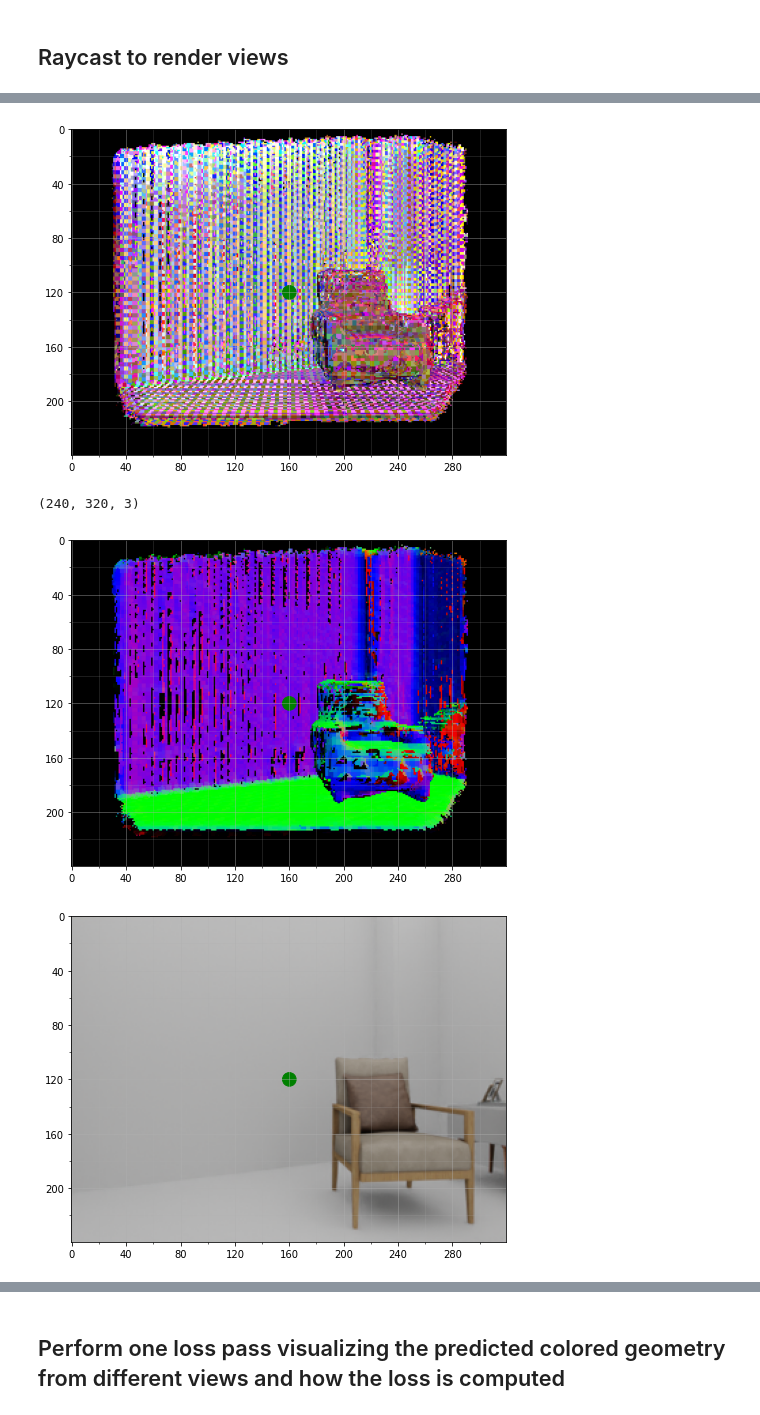
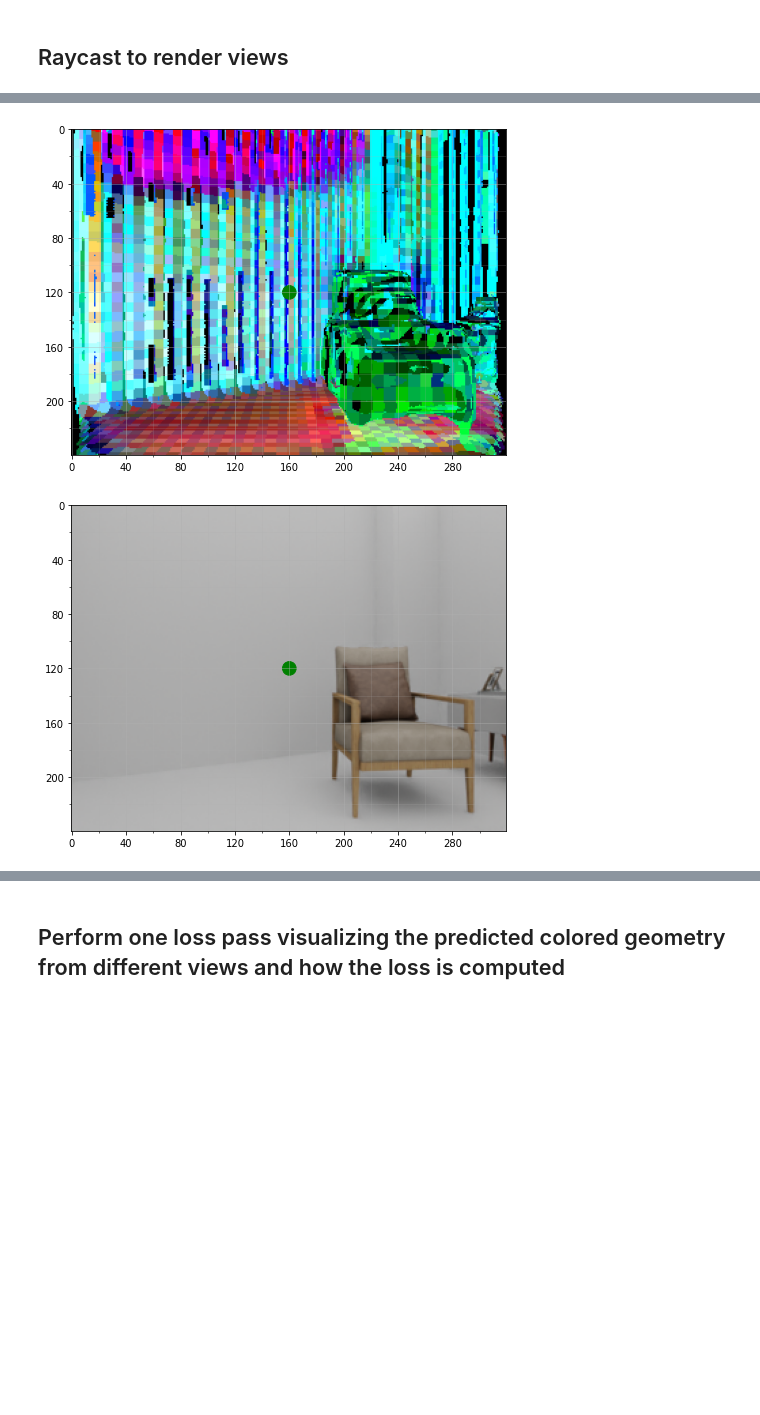
Before and after one commit to jdgalviss/panoptic-reconstruction, a Jupyter notebook: 02_loss.ipynb, the cells around one changed output, grey strips where cells are left out. Cells and saved outputs as stored; diff of their text form; code cells hidden in the pictures; blank space fills up the shorter version.

```diff
--- a/02_loss.ipynb
+++ b/02_loss.ipynb
@@ -135,7 +137,7 @@ for idx, (image_ids, targets) in enumerate(dataloader):
     iteration_end = time.time()
 
     print("\riteration: {}, total_loss: {}, rgb_loss:{}".format(iteration, total_loss, rgb_loss), end="")
-    if iteration%20 == 0:
+    if iteration%100 == 0:
         print("\riteration: {}, total_loss: {}, rgb_loss:{}".format(iteration, total_loss, rgb_loss))
 
     # if idx>4:
@@ -275,26 +362,28 @@ colors range: [0.0,1.0]
 import cv2
 import matplotlib.pyplot as plt
 from plot_image_grid import plot_image
-from utils_spsg.raycast_rgbd.raycast_rgbd import RaycastRGBD
+from utils.raycast_rgbd.raycast_rgbd import RaycastRGBD
 from PIL import Image
 
 # 14.399999999999999,30.700000000000024,-72.40000000000003
-input_dim = (256, 256, 256)
+input_dim = size
 batch_size = 1
 style_width = 320
 style_height = 240
 voxelsize = 0.03
 raycast_depth_max = 6.0
-ray_increment = 0.3 * truncation
-thresh_sample_dist = 50.5 * ray_increment
+ray_increment = 0.03 * truncation
+thresh_sample_dist = 100.5 * ray_increment
 max_num_locs_per_sample = 640000
+intrinsics = torch.FloatTensor([[277.1281435, 311.76912635*2, 160.0, 120.0]]).to(device)
 
 raycaster_rgbd = RaycastRGBD(batch_size, input_dim, style_width, style_height, depth_min=0.1/voxelsize, depth_max=raycast_depth_max/voxelsize,
                              thresh_sample_dist=thresh_sample_dist, ray_increment=ray_increment, max_num_locs_per_sample=max_num_locs_per_sample)
 
 R0, t0 = look_at_view_transform(dist=-180, elev=0, azim=90)
-t0 = torch.FloatTensor([[20.0,128.0,128.0]])
-view_matrix = homogeneous_transform(R0,t0.transpose(0,1).unsqueeze(0)).to(device)
+t0 = torch.FloatTensor([[22.0,63.5,127.5]])
+
+view_matrix = homogeneous_transform(R0*1.0,t0.transpose(0,1).unsqueeze(0)).to(device)
 
 target_normals = loss_util.compute_normals_sparse(locs, vals, sdf.shape[2:], transform=torch.inverse(view_matrix))
 raycast_color, _, raycast_normal = raycaster_rgbd(locs, vals, colors.contiguous(), target_normals, view_matrix, intrinsics)
@@ -337,8 +456,8 @@ raycast_normal_np range: [0,254]
 # %%
 # Base transform (Original transform to render images in the view frustum)
 R0, t0 = look_at_view_transform(dist=-180, elev=0, azim=90)
-t0 = torch.FloatTensor([[0.0,128.0,128.0]])
-
+t0 = torch.FloatTensor([[10.0,63.5,63.5]])
+voxelsize = 0.06
 T_C1W = homogeneous_transform(R0,t0.transpose(0,1).unsqueeze(0))
 print("\T_C1W: ", T_C1W)
 
@@ -414,27 +533,26 @@ T_C4W:  tensor([[[-8.9697e-01, -5.6152e-06, -4.4209e-01,  3.5962e+01],
          [ 0.0000e+00,  0.0000e+00,  0.0000e+00,  1.0000e+00]]])
 # %%
-view_matrix = homogeneous_transform(T_C1W[:,:3,:3],T_C1W[:,:3,-1].transpose(0,1).unsqueeze(0)).to(device)
+T_CW = T_C1W.clone()
+view_matrix = homogeneous_transform(T_CW[:,:3,:3],T_CW[:,:3,-1].transpose(0,1).unsqueeze(0)).to(device)
 
 target_normals = loss_util.compute_normals_sparse(locs, vals, sdf.shape[2:], transform=torch.inverse(view_matrix))
 raycast_color, _, raycast_normal = raycaster_rgbd(locs, vals, colors.contiguous(), target_normals, view_matrix, intrinsics)
 raycast_color = torch.fliplr(raycast_color[0]).unsqueeze(0)
 raycast_normal = torch.fliplr(raycast_normal[0]).unsqueeze(0)
 
 raycast_color_np = raycast_color[0].detach().cpu().numpy()
 raycast_normal_np = raycast_normal[0].detach().cpu().numpy()
 
 raycast_color_np[raycast_color_np<0.0] = 0.0
 raycast_color_np = (255.0*raycast_color_np).astype(np.uint8)
 plot_image(raycast_color_np)
 raycast_normal_np[raycast_normal_np<0.0] = 0.0
 raycast_normal_np = (255.0*raycast_normal_np).astype(np.uint8)
-print(raycast_normal_np.shape)
-plot_image(raycast_normal_np)
+# print(raycast_normal_np.shape)
+# plot_image(raycast_normal_np)
 
 input_img = Image.open('data/front3d/70f7c6c1-c48f-4106-bcef-40b80b84bbad/rgb_0001.png')
 plot_image(input_img)
 # %% [output]
-[figure, old version]
+[figure, new version]
-(240, 320, 3)
-[figure, old version]
+[figure, new version]
-[figure, removed]
```
Also changed, not shown: parts of 21 cells of this notebook, 4 other files.
